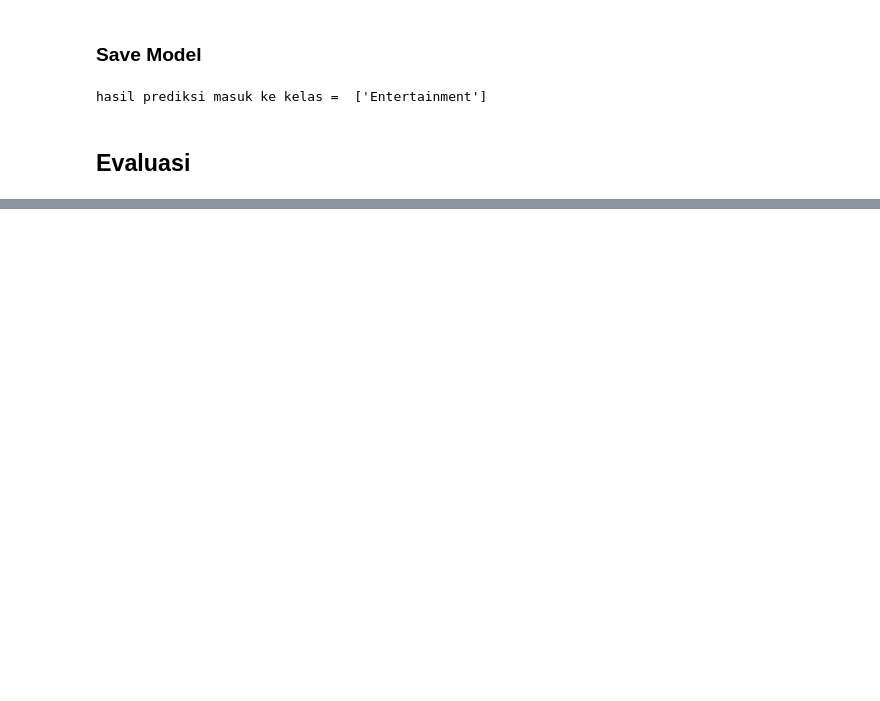
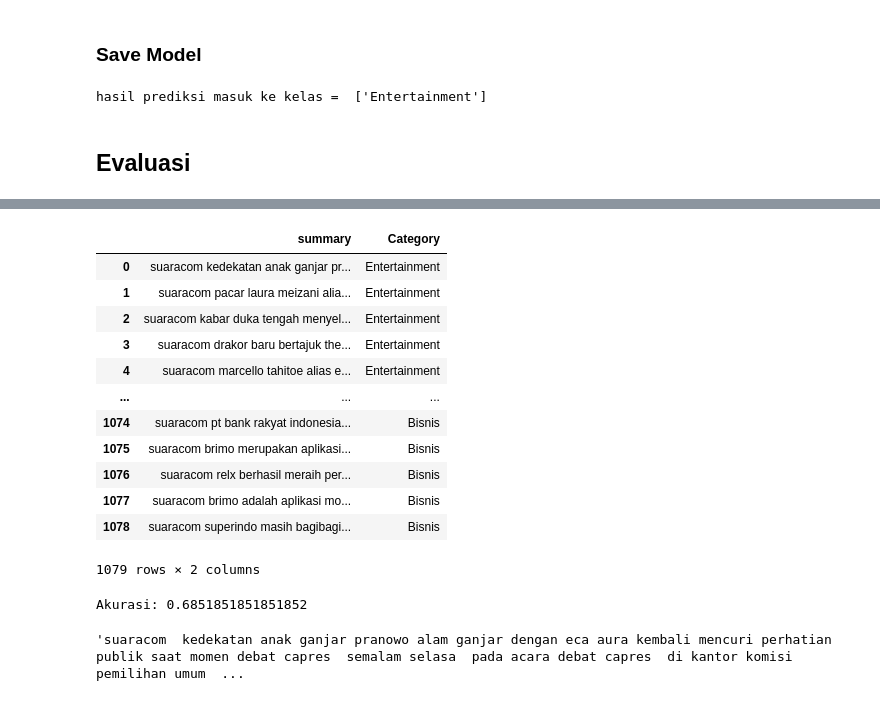
Before and after one commit to arsymaulanaali/ppw, a Jupyter notebook: _sources/notebooks6.ipynb, the cells around one changed output, grey strips where cells are left out. Drawn from its saved outputs; the diff is of its cells as text; code cells hidden in the pictures; blank space fills up the shorter version.

```diff
--- a/_sources/notebooks6.ipynb
+++ b/_sources/notebooks6.ipynb
@@ -521,0 +578,19 @@ plot_confusion_matrix(cm)
+# %%
+data_final_sm.isna()
+data_final_sm.dropna(subset=['summary', 'Category'],inplace = True)
+# Cek kembali nilai NaN
+data_final_sm
+# %% [output]
+|  | summary | Category |
+| 0 | suaracom kedekatan anak ganjar pr... | Entertainment |
+| 1 | suaracom pacar laura meizani alia... | Entertainment |
+| 2 | suaracom kabar duka tengah menyel... | Entertainment |
+| 3 | suaracom drakor baru bertajuk the... | Entertainment |
+| 4 | suaracom marcello tahitoe alias e... | Entertainment |
+| ... | ... | ... |
+| 1074 | suaracom pt bank rakyat indonesia... | Bisnis |
+| 1075 | suaracom brimo merupakan aplikasi... | Bisnis |
+| 1076 | suaracom relx berhasil meraih per... | Bisnis |
+| 1077 | suaracom brimo adalah aplikasi mo... | Bisnis |
+| 1078 | suaracom superindo masih bagibagi... | Bisnis |
+1079 rows × 2 columns
@@ -521,0 +617,16 @@ plot_confusion_matrix(cm)
+# %%
+# Inisialisasi model Naive Bayes Gaussian
+gnb_summary = GaussianNB()
+# Melatih model menggunakan data latih
+gnb_summary.fit(X_train_summary, y_train_summary)
+# Membuat prediksi pada data uji
+y_pred_gnb_summary = gnb_summary.predict(X_test_summary)
+# Mengukur kinerja model dengan menghitung akurasi atau metrik lain yang relevan
+accuracy = accuracy_score(y_test_summary, y_pred_gnb_summary)
+print(f'Akurasi: {accuracy}')
+# %% [output]
+Akurasi: 0.6851851851851852
+# %%
+data_final_sm['summary'][0]
+# %% [output]
+'suaracom  kedekatan anak ganjar pranowo alam ganjar dengan eca aura kembali mencuri perhatian publik saat momen debat capres  semalam selasa  pada acara debat capres  di kantor komisi pemilihan umum  ...
```
Also changed, not shown: parts of 21 cells of this notebook, 3 other files.
